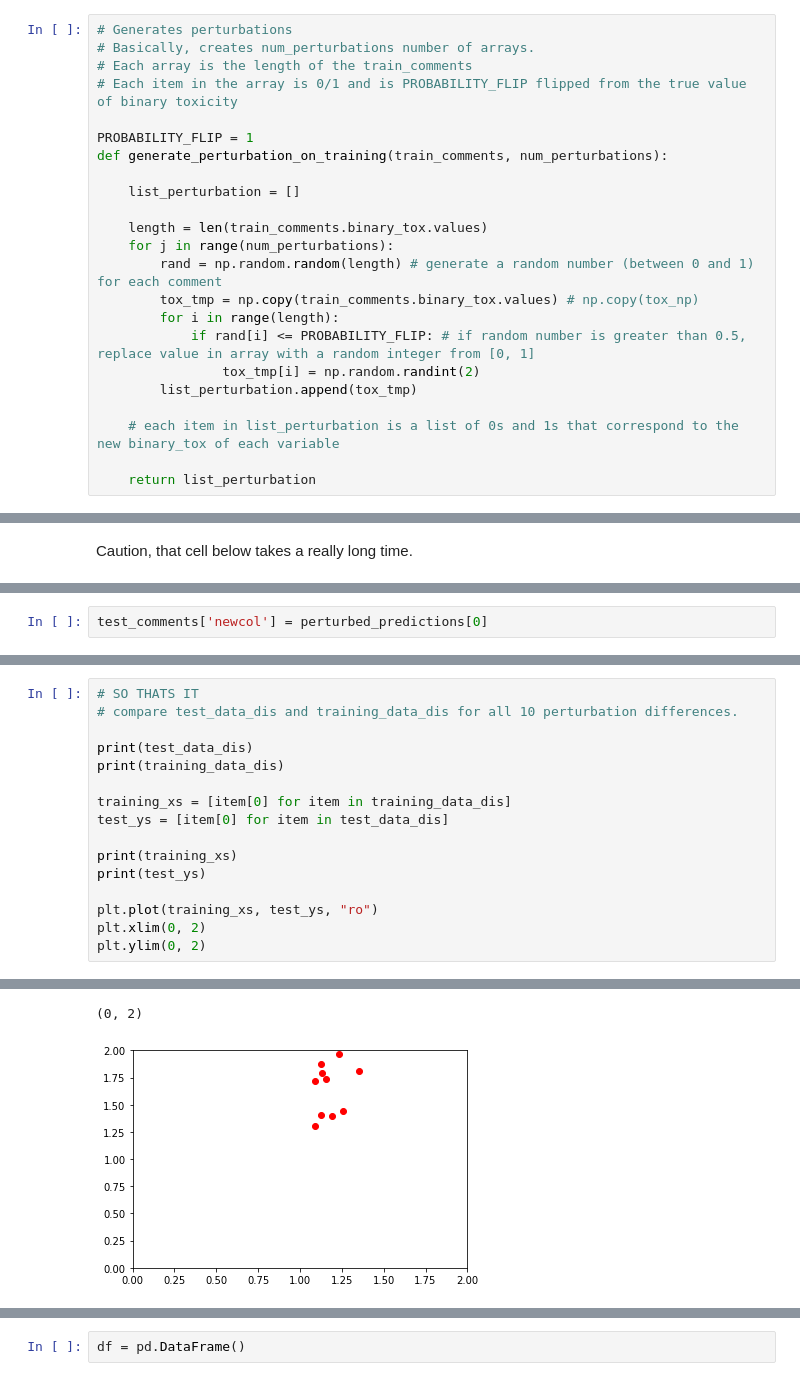
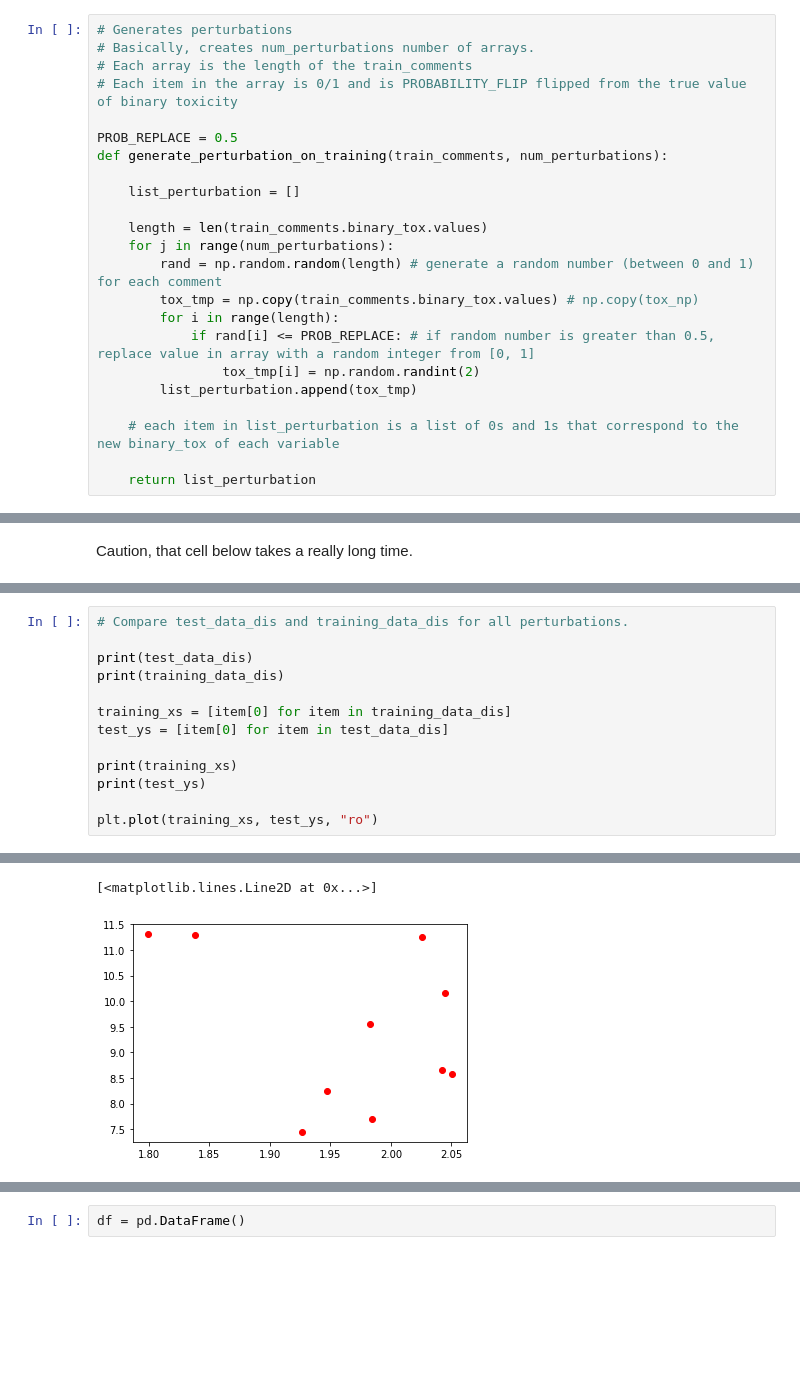
Before and after one commit to nehargupta/cs590_privacy_fairness, a Jupyter notebook: data.ipynb, the cells around one changed output, grey strips where cells are left out. Drawn from its saved outputs; the diff is of its cells as text; blank space fills up the shorter version.

Commit message:
Ran 10 perturbations with p=0.5. Graphed. Updated threshold_DI.csv

```diff
--- a/data.ipynb
+++ b/data.ipynb
@@ -232,7 +232,7 @@ test_comments[test_comments['lesbian'] == True].shape[0]
 # Each array is the length of the train_comments
 # Each item in the array is 0/1 and is PROBABILITY_FLIP flipped from the true value of binary toxicity
 
-PROBABILITY_FLIP = 1
+PROB_REPLACE = 0.5
 def generate_perturbation_on_training(train_comments, num_perturbations):
 
     list_perturbation = []
@@ -242,7 +242,7 @@ def generate_perturbation_on_training(train_comments, num_perturbations):
         rand = np.random.random(length) # generate a random number (between 0 and 1) for each comment
         tox_tmp = np.copy(train_comments.binary_tox.values) # np.copy(tox_np)
         for i in range(length):
-            if rand[i] <= PROBABILITY_FLIP: # if random number is greater than 0.5, replace value in array with a random integer from [0, 1]
+            if rand[i] <= PROB_REPLACE: # if random number is greater than 0.5, replace value in array with a random integer from [0, 1]
                 tox_tmp[i] = np.random.randint(2)
         list_perturbation.append(tox_tmp)
 
@@ -338,2 +336,0 @@ for arr in perturbed_predictions:
-# %%
-test_comments['newcol'] = perturbed_predictions[0]
@@ -366,6 +348,5 @@ print("**", test_data_dis)
 # %%
-# SO THATS IT
-# compare test_data_dis and training_data_dis for all 10 perturbation differences.
+# Compare test_data_dis and training_data_dis for all perturbations.
 
 print(test_data_dis)
 print(training_data_dis)
@@ -377,6 +358,4 @@ print(training_xs)
 print(test_ys)
 
 plt.plot(training_xs, test_ys, "ro")
-plt.xlim(0, 2)
-plt.ylim(0, 2)
 # %% [output]
@@ -387,4 +366,4 @@ plt.ylim(0, 2)
-(0, 2)
+[<matplotlib.lines.Line2D at 0x...>]
-[figure, old version]
+[figure, new version]
 # %%
 plt.plot(training_xs, test_ys, "ro")
```
Also changed, not shown: parts of 16 cells of this notebook, 1 other file.
